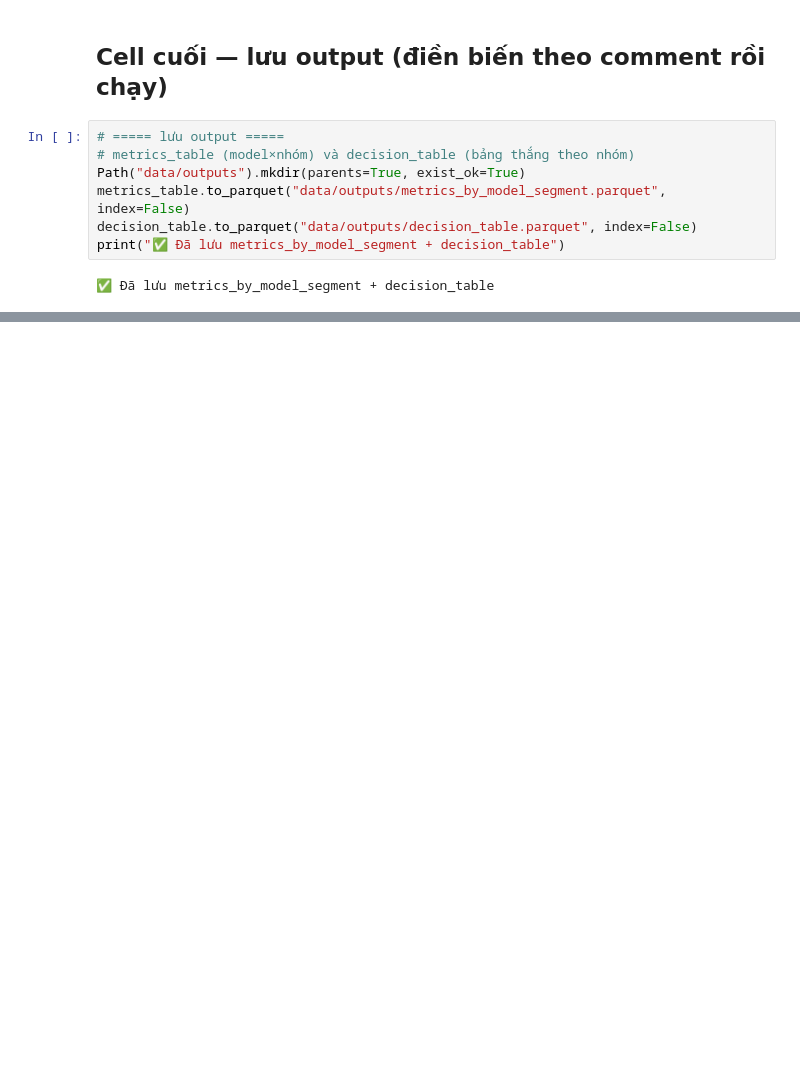
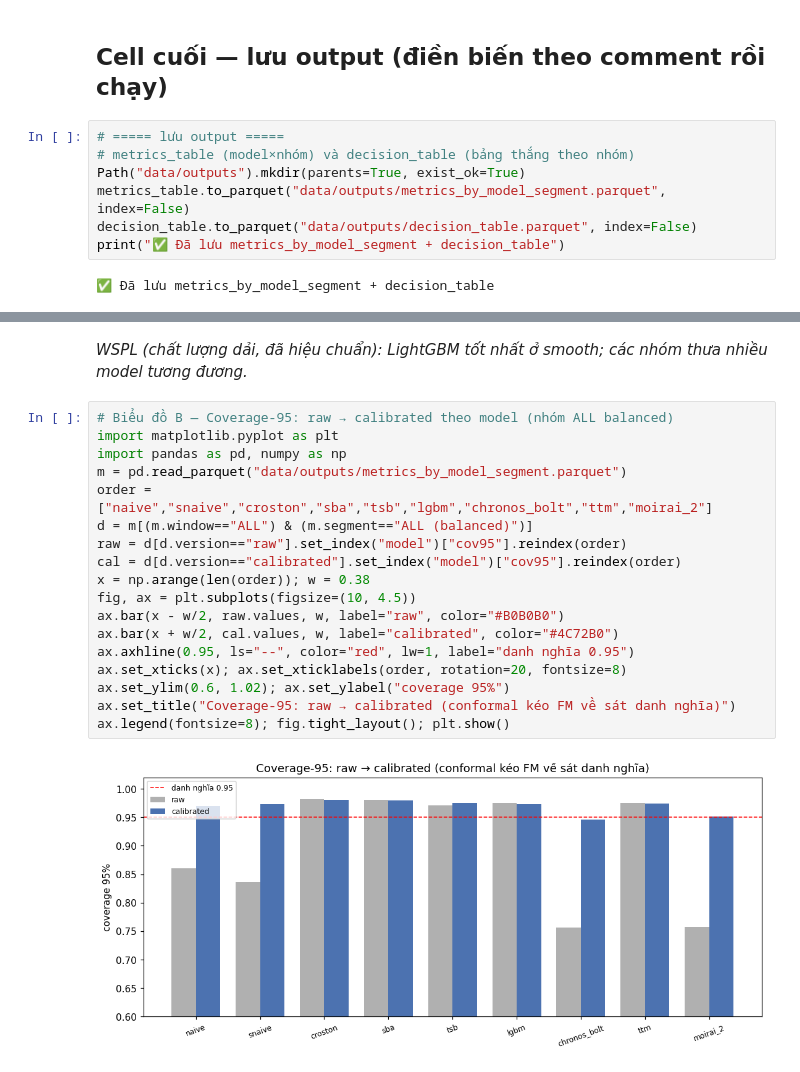
Before and after one commit to DuyKhanh162/m5-intermittent-forecasting, a Jupyter notebook: notebooks/P5.ipynb, the cells around one changed output, grey strips where cells are left out. Cells and saved outputs as stored; diff of their text form; blank space fills up the shorter version.

```diff
--- a/notebooks/P5.ipynb
+++ b/notebooks/P5.ipynb
@@ -653,0 +682,22 @@ print("✅ Đã lưu metrics_by_model_segment + decision_table")
+# %% [markdown]
+*WSPL (chất lượng dải, đã hiệu chuẩn): LightGBM tốt nhất ở smooth; các nhóm thưa nhiều model tương đương.*
+# %%
+# Biểu đồ B — Coverage-95: raw → calibrated theo model (nhóm ALL balanced)
+import matplotlib.pyplot as plt
+import pandas as pd, numpy as np
+m = pd.read_parquet("data/outputs/metrics_by_model_segment.parquet")
+order = ["naive","snaive","croston","sba","tsb","lgbm","chronos_bolt","ttm","moirai_2"]
+d = m[(m.window=="ALL") & (m.segment=="ALL (balanced)")]
+raw = d[d.version=="raw"].set_index("model")["cov95"].reindex(order)
+cal = d[d.version=="calibrated"].set_index("model")["cov95"].reindex(order)
+x = np.arange(len(order)); w = 0.38
+fig, ax = plt.subplots(figsize=(10, 4.5))
+ax.bar(x - w/2, raw.values, w, label="raw", color="#B0B0B0")
+ax.bar(x + w/2, cal.values, w, label="calibrated", color="#4C72B0")
+ax.axhline(0.95, ls="--", color="red", lw=1, label="danh nghĩa 0.95")
+ax.set_xticks(x); ax.set_xticklabels(order, rotation=20, fontsize=8)
+ax.set_ylim(0.6, 1.02); ax.set_ylabel("coverage 95%")
+ax.set_title("Coverage-95: raw → calibrated (conformal kéo FM về sát danh nghĩa)")
+ax.legend(fontsize=8); fig.tight_layout(); plt.show()
+# %% [output]
+[figure, added]
```
Also changed, not shown: parts of 5 cells of this notebook.
